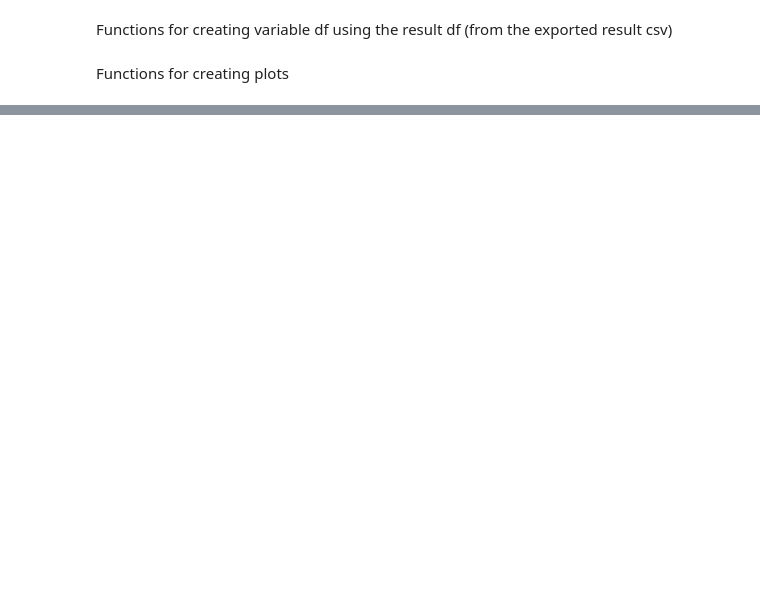
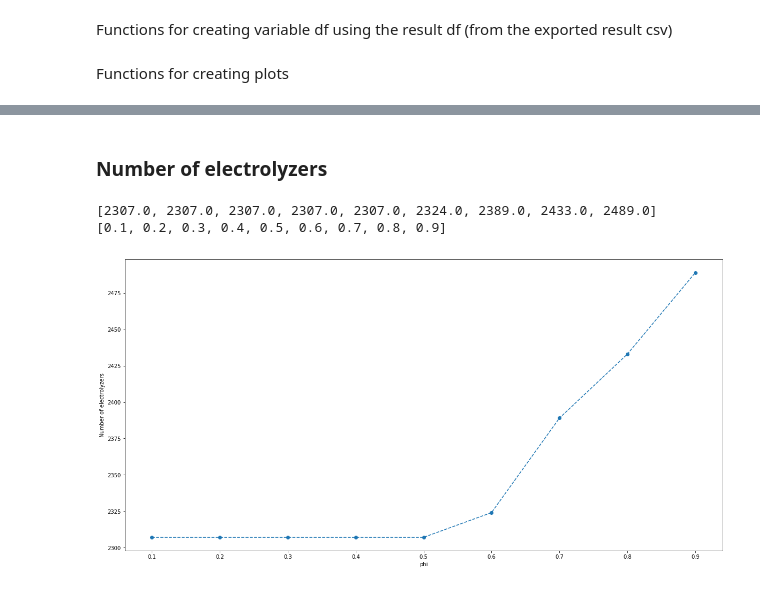
Before and after one commit to lewisjko/FYDP, a Jupyter notebook: FYDP.ipynb, the cells around one changed output, grey strips where cells are left out. Saved outputs shown, nothing was run; the diff lists cells and outputs as text; code cells hidden in the pictures; blank space fills up the shorter version.

```diff
--- a/FYDP.ipynb
+++ b/FYDP.ipynb
@@ -1799,0 +1992,19 @@ print("Emission offset is:",format(df.loc[df['variable'] == 'em_offset_max_1','v
+# %% [markdown]
+### Number of electrolyzers
+# %%
+N_electrolyzer_list = []
+phi_list = []
+
+for df in [combined_result_phi_1_df,combined_result_phi_2_df,combined_result_phi_3_df,combined_result_phi_4_df,combined_result_phi_5_df,combined_result_phi_6_df,combined_result_phi_7_df,combined_result_phi_8_df,combined_result_phi_9_df]:
+    N_electrolyzer = df.loc[df['variable']=='N_electrolyzer','value'].tolist()[0]
+    phi = df.loc[df['variable']=='phi','value'].tolist()[0]
+    N_electrolyzer_list.append(N_electrolyzer)
+    phi_list.append(phi)
+
+print(N_electrolyzer_list)
+print(phi_list)
+create_plot_list(phi_list,N_electrolyzer_list,'phi','Number of electrolyzers')
+# %% [output]
+[2307.0, 2307.0, 2307.0, 2307.0, 2307.0, 2324.0, 2389.0, 2433.0, 2489.0]
+[0.1, 0.2, 0.3, 0.4, 0.5, 0.6, 0.7, 0.8, 0.9]
+[figure, added]
```
Also changed, not shown: parts of 75 cells of this notebook, 1 other file.
